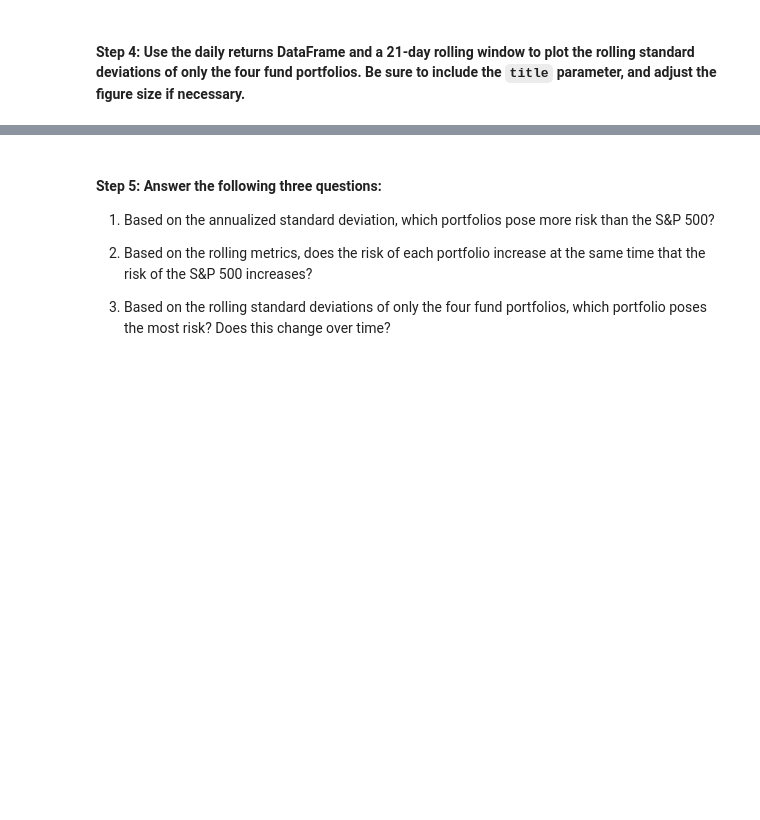
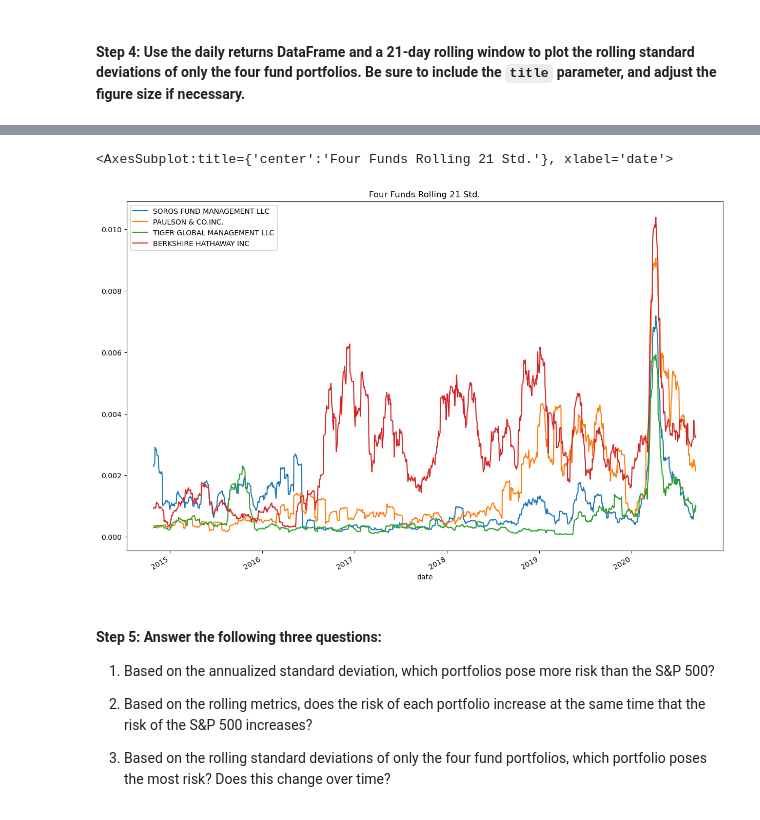
Before and after one commit to alexnovis1/Columbia_Module_4, a Jupyter notebook: Columbia_Module_4/risk_return_analysis.ipynb, the cells around one changed output, grey strips where cells are left out. Drawn from its saved outputs; the diff is of its cells as text; code cells hidden in the pictures; blank space fills up the shorter version.

```diff
--- a/Columbia_Module_4/risk_return_analysis.ipynb
+++ b/Columbia_Module_4/risk_return_analysis.ipynb
@@ -591,3 +564,15 @@ Evaluate the risk profile of each portfolio by using the standard deviation and
+# %%
+# Rolling 21 Std. of the Four Funds.
+funds_std_21 = funds_daily_returns.rolling(window=21).std()
+# %%
+# Plot of the Four Fund's Rolling 21 Std.
+funds_std_21.plot(
+    figsize=(15,10),
+    title = "Four Funds Rolling 21 Std."
+)
+# %% [output]
+<AxesSubplot:title={'center':'Four Funds Rolling 21 Std.'}, xlabel='date'>
+[figure, added]
 # %% [markdown]
 #### Step 5: Answer the following three questions:
 
```
Also changed, not shown: parts of 27 cells of this notebook.
